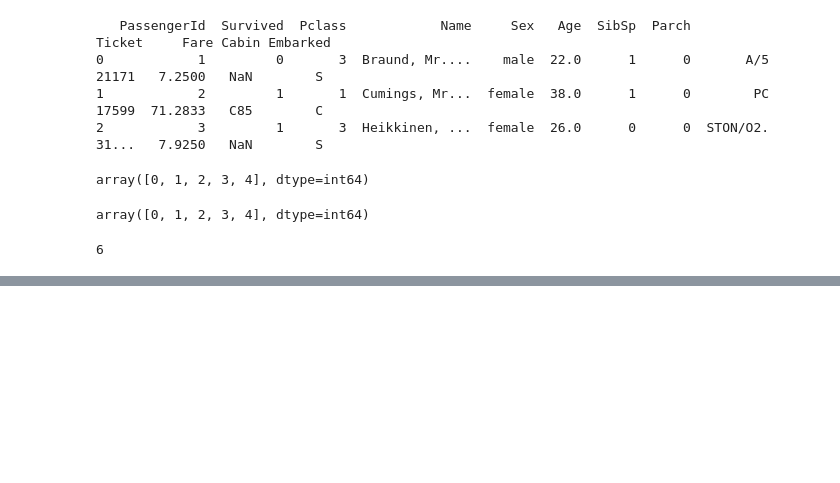
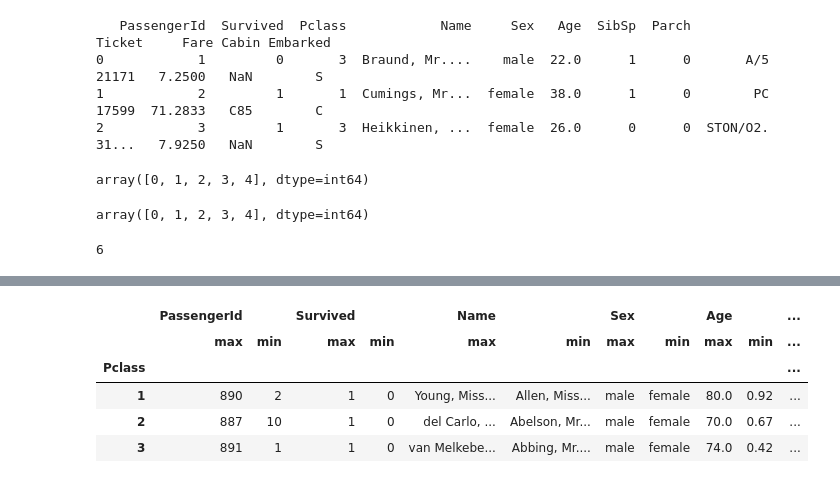
Before and after one commit to swoos91/TIL, a Jupyter notebook: ml_guide/ML_guide_01.ipynb, the cells around one changed output, grey strips where cells are left out. Saved outputs shown, nothing was run; the diff lists cells and outputs as text; code cells hidden in the pictures; blank space fills up the shorter version.

```diff
--- a/ml_guide/ML_guide_01.ipynb
+++ b/ml_guide/ML_guide_01.ipynb
@@ -207,0 +334,9 @@ titanic_df.index[6]
+# %%
+titanic_df.groupby('Pclass').agg(['max','min'])
+# %% [output]
+|  | PassengerId |  | Survived |  | Name |  | Sex |  | Age |  | ... |
+|  | max | min | max | min | max | min | max | min | max | min | ... |
+| Pclass |  |  |  |  |  |  |  |  |  |  | ... |
+| 1 | 890 | 2 | 1 | 0 | Young, Miss... | Allen, Miss... | male | female | 80.0 | 0.92 | ... |
+| 2 | 887 | 10 | 1 | 0 | del Carlo, ... | Abelson, Mr... | male | female | 70.0 | 0.67 | ... |
+| 3 | 891 | 1 | 1 | 0 | van Melkebe... | Abbing, Mr.... | male | female | 74.0 | 0.42 | ... |
```
Also changed, not shown: parts of 21 cells of this notebook.
